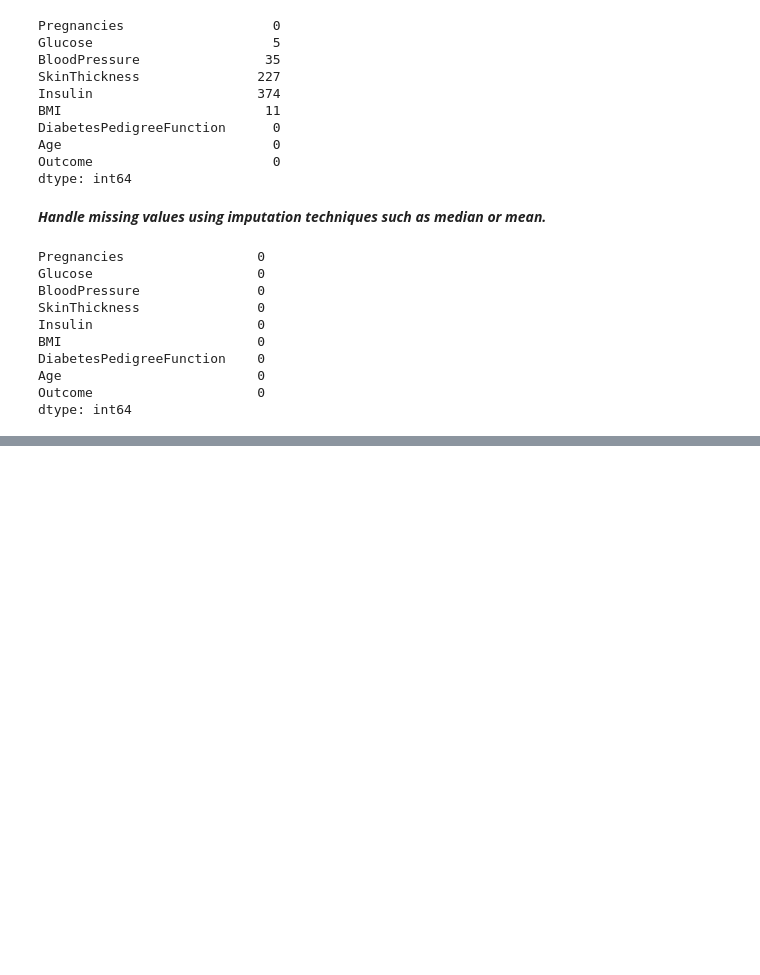
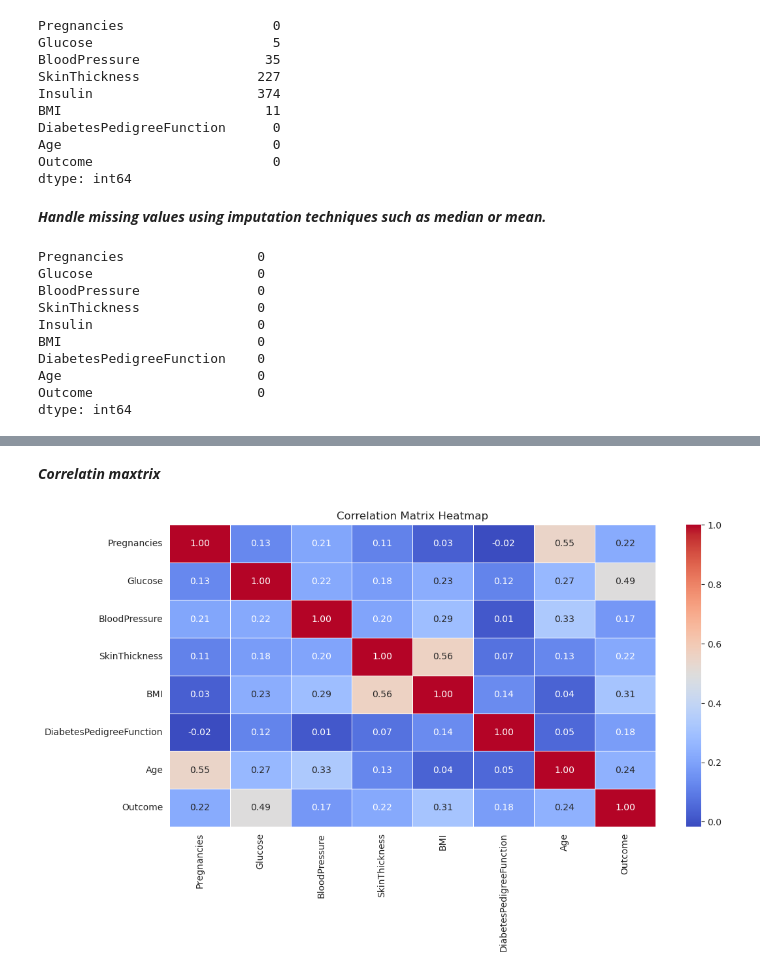
Before and after one commit to NjalaleFred/PimaIndiansDiabetesAnalysis, a Jupyter notebook: Preprocessing and EDA/pima_indians.ipynb, the cells around one changed output, grey strips where cells are left out. Saved outputs shown, nothing was run; the diff lists cells and outputs as text; code cells hidden in the pictures; blank space fills up the shorter version.

```diff
--- a/Preprocessing and EDA/pima_indians.ipynb
+++ b/Preprocessing and EDA/pima_indians.ipynb
@@ -140,0 +221,13 @@ dtype: int64
+# %% [markdown]
+***Correlatin maxtrix***
+# %%
+# Compute correlation matrix
+correlation_matrix = df.corr()
+
+# Plot heatmap
+plt.figure(figsize=(12, 6))
+sns.heatmap(correlation_matrix, annot=True, cmap="coolwarm", fmt=".2f", linewidths=0.5)
+plt.title("Correlation Matrix Heatmap")
+plt.show()
+# %% [output]
+[figure, added]
```
Also changed, not shown: parts of 17 cells of this notebook.
